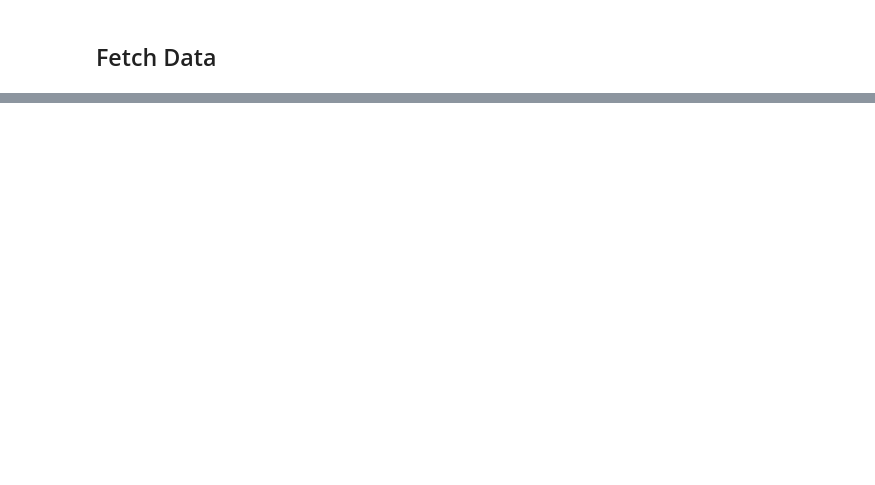
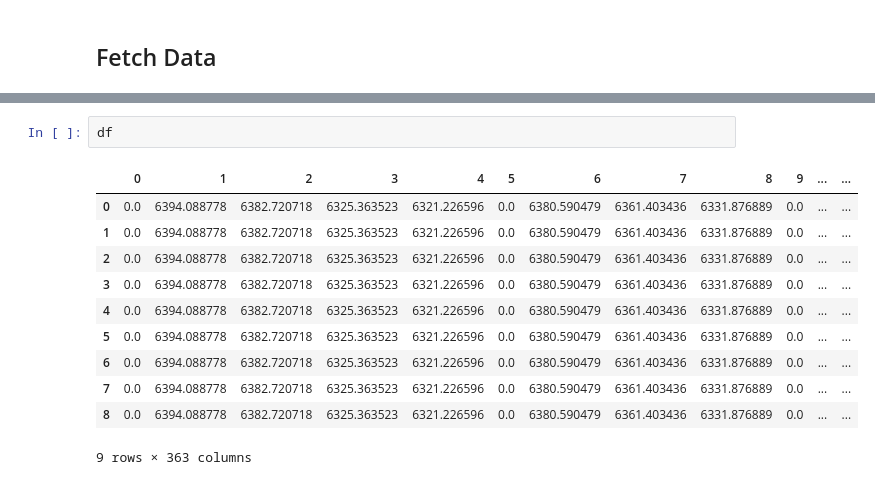
Before and after one commit to TiagoCAAmorim/SimModels, a Jupyter notebook: Unisim_iv_2024/dat/sens/data_analysis.ipynb, the cells around one changed output, grey strips where cells are left out. Saved outputs shown, nothing was run; the diff lists cells and outputs as text; blank space fills up the shorter version.

```diff
--- a/Unisim_iv_2024/dat/sens/data_analysis.ipynb
+++ b/Unisim_iv_2024/dat/sens/data_analysis.ipynb
@@ -60,0 +123,14 @@ def get_variables():
+# %%
+df
+# %% [output]
+|  | 0 | 1 | 2 | 3 | 4 | 5 | 6 | 7 | 8 | 9 | ... | ... |
+| 0 | 0.0 | 6394.088778 | 6382.720718 | 6325.363523 | 6321.226596 | 0.0 | 6380.590479 | 6361.403436 | 6331.876889 | 0.0 | ... | ... |
+| 1 | 0.0 | 6394.088778 | 6382.720718 | 6325.363523 | 6321.226596 | 0.0 | 6380.590479 | 6361.403436 | 6331.876889 | 0.0 | ... | ... |
+| 2 | 0.0 | 6394.088778 | 6382.720718 | 6325.363523 | 6321.226596 | 0.0 | 6380.590479 | 6361.403436 | 6331.876889 | 0.0 | ... | ... |
+| 3 | 0.0 | 6394.088778 | 6382.720718 | 6325.363523 | 6321.226596 | 0.0 | 6380.590479 | 6361.403436 | 6331.876889 | 0.0 | ... | ... |
+| 4 | 0.0 | 6394.088778 | 6382.720718 | 6325.363523 | 6321.226596 | 0.0 | 6380.590479 | 6361.403436 | 6331.876889 | 0.0 | ... | ... |
+| 5 | 0.0 | 6394.088778 | 6382.720718 | 6325.363523 | 6321.226596 | 0.0 | 6380.590479 | 6361.403436 | 6331.876889 | 0.0 | ... | ... |
+| 6 | 0.0 | 6394.088778 | 6382.720718 | 6325.363523 | 6321.226596 | 0.0 | 6380.590479 | 6361.403436 | 6331.876889 | 0.0 | ... | ... |
+| 7 | 0.0 | 6394.088778 | 6382.720718 | 6325.363523 | 6321.226596 | 0.0 | 6380.590479 | 6361.403436 | 6331.876889 | 0.0 | ... | ... |
+| 8 | 0.0 | 6394.088778 | 6382.720718 | 6325.363523 | 6321.226596 | 0.0 | 6380.590479 | 6361.403436 | 6331.876889 | 0.0 | ... | ... |
+9 rows × 363 columns
```
Also changed, not shown: parts of 15 cells of this notebook.
